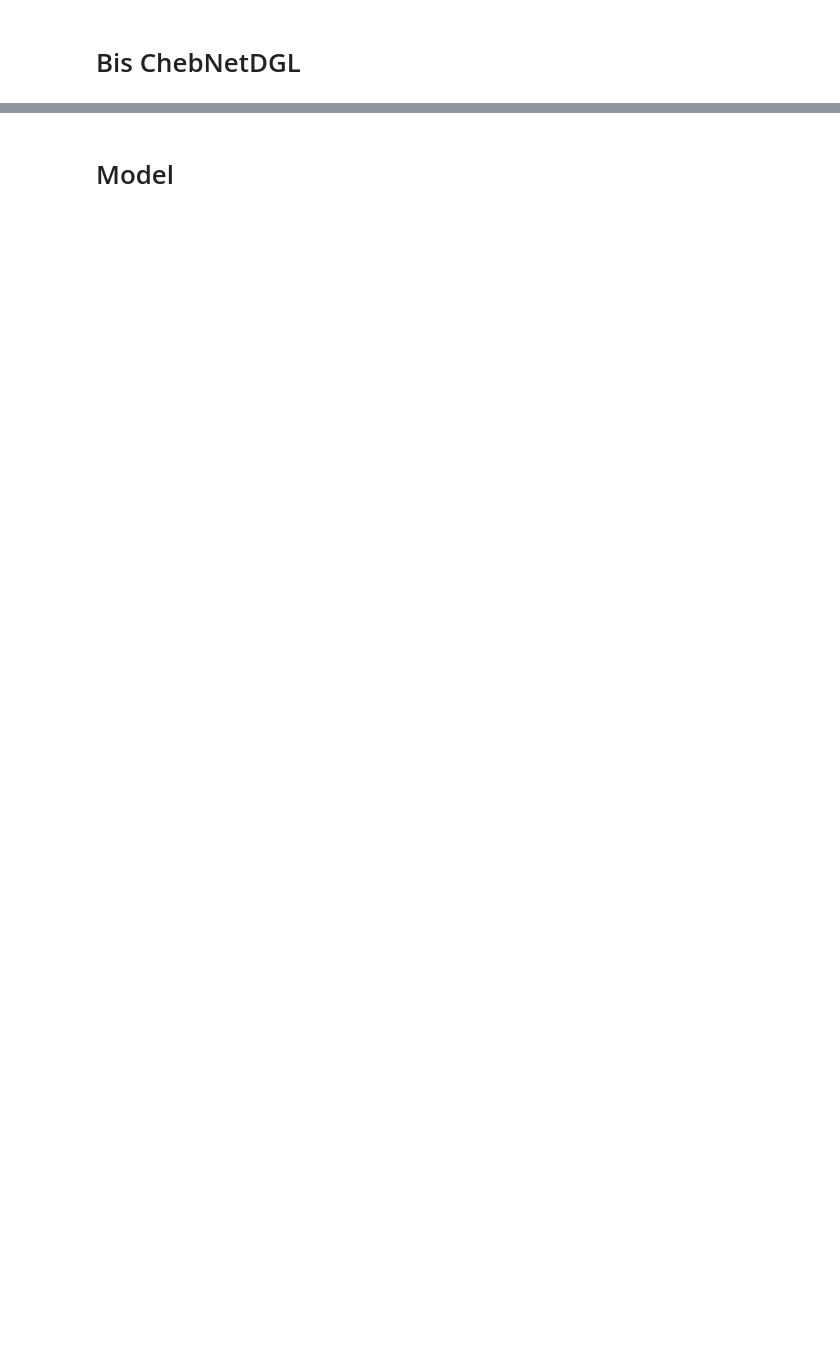
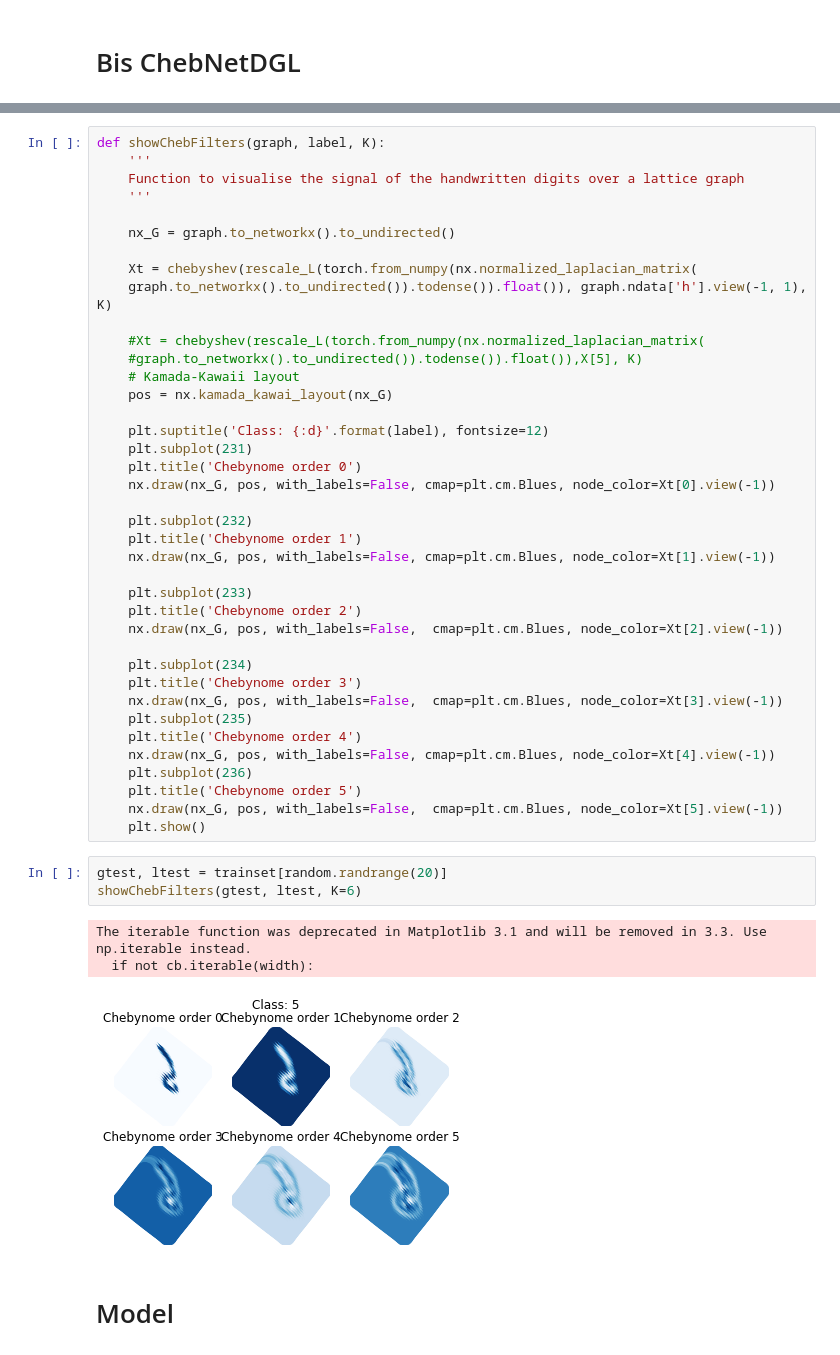
Before and after one commit to Axeln78/SpectralDGL, a Jupyter notebook: Chebnet on MNIST/ChebGCNs.ipynb, the cells around one changed output, grey strips where cells are left out. Cells and saved outputs as stored; diff of their text form; blank space fills up the shorter version.

```diff
--- a/Chebnet on MNIST/ChebGCNs.ipynb
+++ b/Chebnet on MNIST/ChebGCNs.ipynb
@@ -344,2 +343,48 @@ class ChebConv(nn.Module):
+# %%
+def showChebFilters(graph, label, K):
+    '''
+    Function to visualise the signal of the handwritten digits over a lattice graph
+    '''
+
+    nx_G = graph.to_networkx().to_undirected()
+
+    Xt = chebyshev(rescale_L(torch.from_numpy(nx.normalized_laplacian_matrix(
+    graph.to_networkx().to_undirected()).todense()).float()), graph.ndata['h'].view(-1, 1), K)
+
+    #Xt = chebyshev(rescale_L(torch.from_numpy(nx.normalized_laplacian_matrix(
+    #graph.to_networkx().to_undirected()).todense()).float()),X[5], K)
+    # Kamada-Kawaii layout
+    pos = nx.kamada_kawai_layout(nx_G)
+
+    plt.suptitle('Class: {:d}'.format(label), fontsize=12)
+    plt.subplot(231)
+    plt.title('Chebynome order 0')
+    nx.draw(nx_G, pos, with_labels=False, cmap=plt.cm.Blues, node_color=Xt[0].view(-1))
+
+    plt.subplot(232)
+    plt.title('Chebynome order 1')
+    nx.draw(nx_G, pos, with_labels=False, cmap=plt.cm.Blues, node_color=Xt[1].view(-1))
+
+    plt.subplot(233)
+    plt.title('Chebynome order 2')
+    nx.draw(nx_G, pos, with_labels=False,  cmap=plt.cm.Blues, node_color=Xt[2].view(-1))
+
+    plt.subplot(234)
+    plt.title('Chebynome order 3')
+    nx.draw(nx_G, pos, with_labels=False,  cmap=plt.cm.Blues, node_color=Xt[3].view(-1))
+    plt.subplot(235)
+    plt.title('Chebynome order 4')
+    nx.draw(nx_G, pos, with_labels=False, cmap=plt.cm.Blues, node_color=Xt[4].view(-1))
+    plt.subplot(236)
+    plt.title('Chebynome order 5')
+    nx.draw(nx_G, pos, with_labels=False,  cmap=plt.cm.Blues, node_color=Xt[5].view(-1))
+    plt.show()
+# %%
+gtest, ltest = trainset[random.randrange(20)]
+showChebFilters(gtest, ltest, K=6)
+# %% [output]
+The iterable function was deprecated in Matplotlib 3.1 and will be removed in 3.3. Use np.iterable instead.
+  if not cb.iterable(width):
+[figure, added]
 # %% [markdown]
 # Model
```
Also changed, not shown: parts of 36 cells of this notebook.
